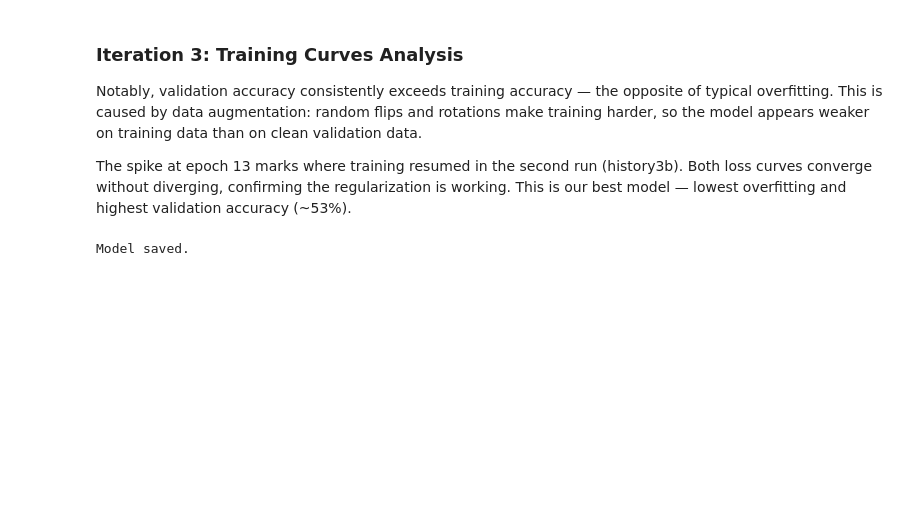
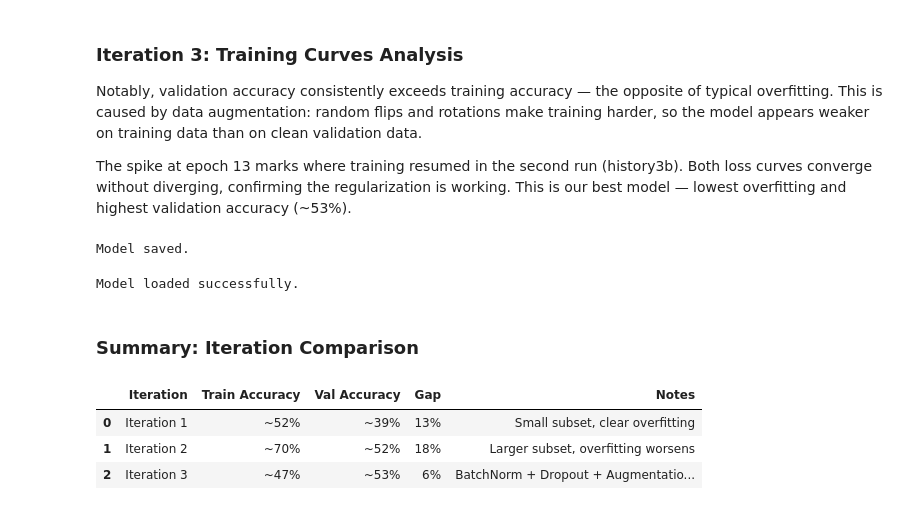
Before and after one commit to elzacapar/facial-expression-classifier, a Jupyter notebook: facial-expression-classifier.ipynb, the cells around one changed output. Saved outputs shown, nothing was run; the diff lists cells and outputs as text; code cells hidden in the pictures; blank space fills up the shorter version.

```diff
--- a/facial-expression-classifier.ipynb
+++ b/facial-expression-classifier.ipynb
@@ -628,0 +660,28 @@ Model saved.
+# %%
+# Verify the model can be loaded
+loaded_model = tf.keras.models.load_model("model/facial_expression_model.keras")
+print("Model loaded successfully.")
+# %% [output]
+Model loaded successfully.
+# %% [markdown]
+### Summary: Iteration Comparison
+# %%
+comparison = pd.DataFrame({
+    "Iteration": ["Iteration 1", "Iteration 2", "Iteration 3"],
+    "Train Accuracy": ["~52%", "~70%", "~47%"],
+    "Val Accuracy":   ["~39%", "~52%", "~53%"],
+    "Gap":            ["13%",  "18%",  "6%"],
+    "Notes": [
+        "Small subset, clear overfitting",
+        "Larger subset, overfitting worsens",
+        "BatchNorm + Dropout + Augmentation, best generalization"
+    ]
+})
+
+pd.set_option("display.max_colwidth", None)
+comparison
+# %% [output]
+|  | Iteration | Train Accuracy | Val Accuracy | Gap | Notes |
+| 0 | Iteration 1 | ~52% | ~39% | 13% | Small subset, clear overfitting |
+| 1 | Iteration 2 | ~70% | ~52% | 18% | Larger subset, overfitting worsens |
+| 2 | Iteration 3 | ~47% | ~53% | 6% | BatchNorm + Dropout + Augmentatio... |
```
Also changed, not shown: parts of 19 cells of this notebook.
